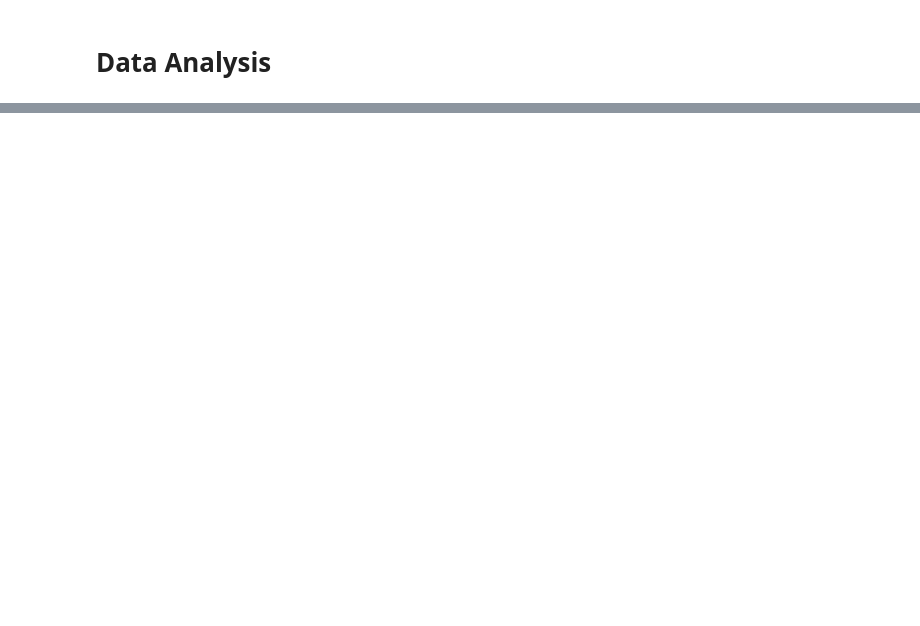
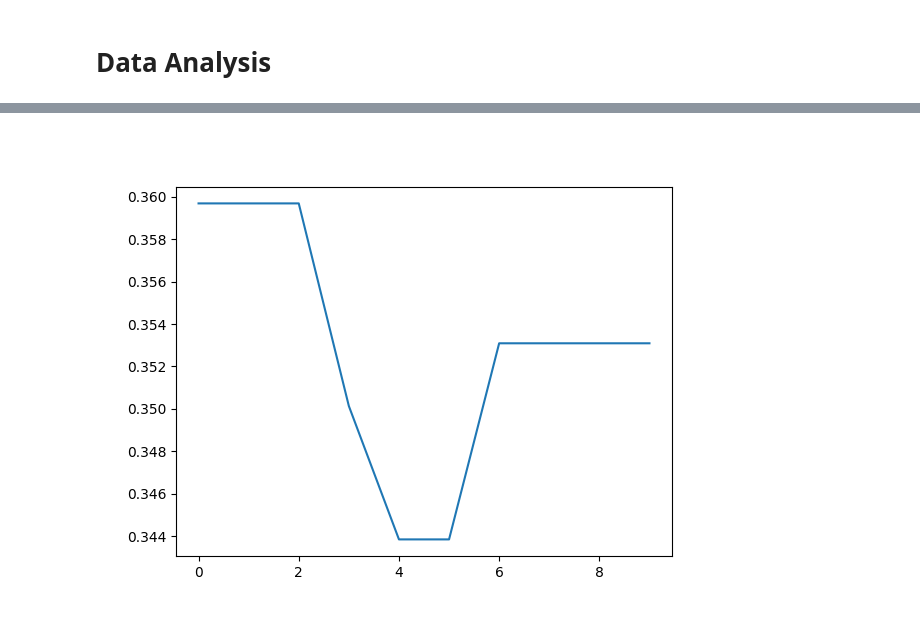
Before and after one commit to fadams-umd/CAMEO-HITL, a Jupyter notebook: hitl.ipynb, the cells around one changed output, grey strips where cells are left out. Cells and saved outputs as stored; diff of their text form; code cells hidden in the pictures; blank space fills up the shorter version.

Commit message:
Added score calculation and saving.

```diff
--- a/hitl.ipynb
+++ b/hitl.ipynb
@@ -547,0 +547,24 @@ fowlkes_mallows_score(true_labels[0][0][measured[0:-1]].flatten(),
+# %%
+# load predicted labels for analysis
+all_predicted_labels = np.loadtxt('predicted_labels.txt')
+# %%
+# pick one of the 'true' labels to use for comparison
+true_labels_set = true_labels[0][0].flatten()
+# %%
+all_predicted_labels = np.array(all_predicted_labels)
+# %%
+num_experiments = len(all_predicted_labels)
+
+scores = np.zeros(num_experiments)
+
+for i in range(num_experiments):
+    indices = ~np.isnan(all_predicted_labels[0])
+
+    scores[i] = fowlkes_mallows_score(true_labels_set[indices],
+                                      all_predicted_labels[i][indices])
+# %%
+fig, ax = plt.subplots()
+ax.plot(scores)
+plt.show()
+# %% [output]
+[figure, added]
```
Also changed, not shown: parts of 10 cells of this notebook, 1 other file.
